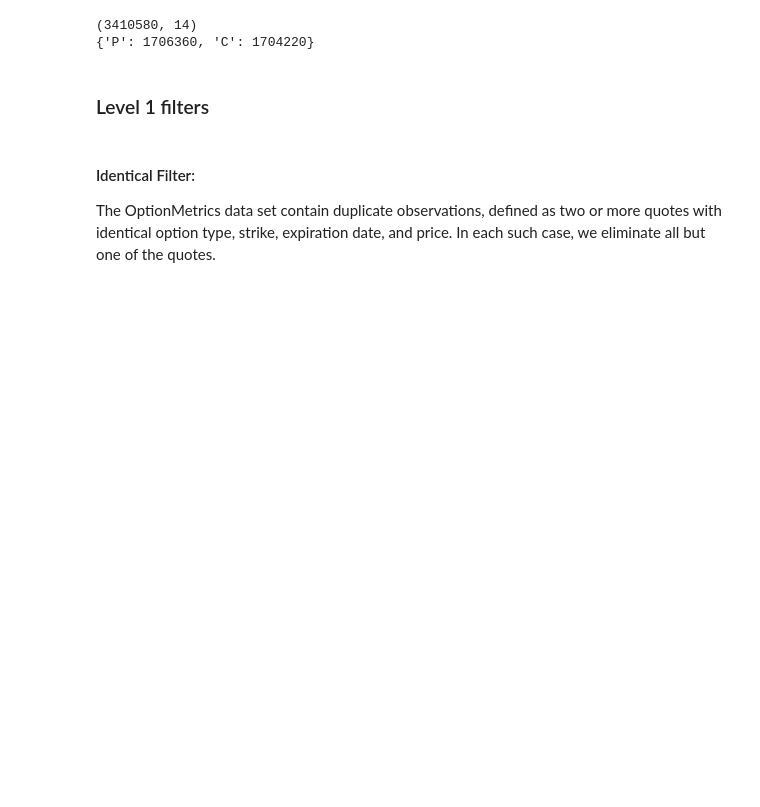
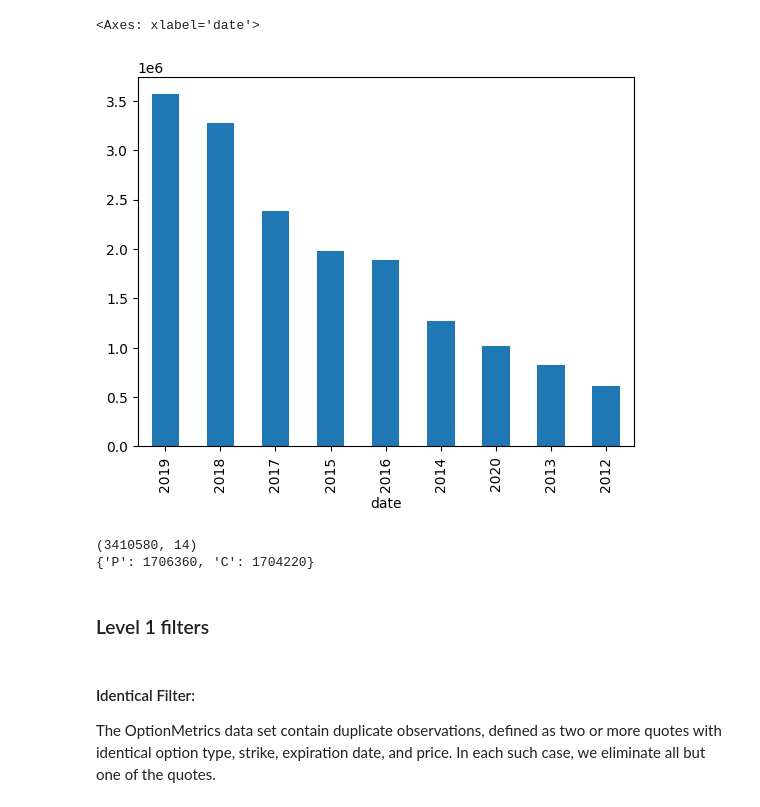
Before and after one commit to harrypandas/finm-32900_final_project, a Jupyter notebook: notebooks/data_review_hh.ipynb, the cells around one changed output. Cells and saved outputs as stored; diff of their text form; code cells hidden in the pictures; blank space fills up the shorter version.

```diff
--- a/notebooks/data_review_hh.ipynb
+++ b/notebooks/data_review_hh.ipynb
@@ -120,0 +119,3 @@ optm_df = l1.load_all_optm_data()
+# %%
+# optm_df = pd.read_parquet(DATA_DIR / "pulled" / "data_1996-01_2012-01.parquet")
+optm_df = pd.read_parquet(DATA_DIR / "pulled" / "data_2012-02_2023-12.parquet")
@@ -121,3 +126,8 @@ optm_df = l1.load_all_optm_data()
+# %%
+optm_df['date'].dt.year.value_counts().plot(kind='bar')
+# %% [output]
+<Axes: xlabel='date'>
+[figure, added]
 # %%
 print(optm_df.shape)
 print(optm_df['cp_flag'].value_counts().to_dict())
```
Also changed, not shown: parts of 11 cells of this notebook.
